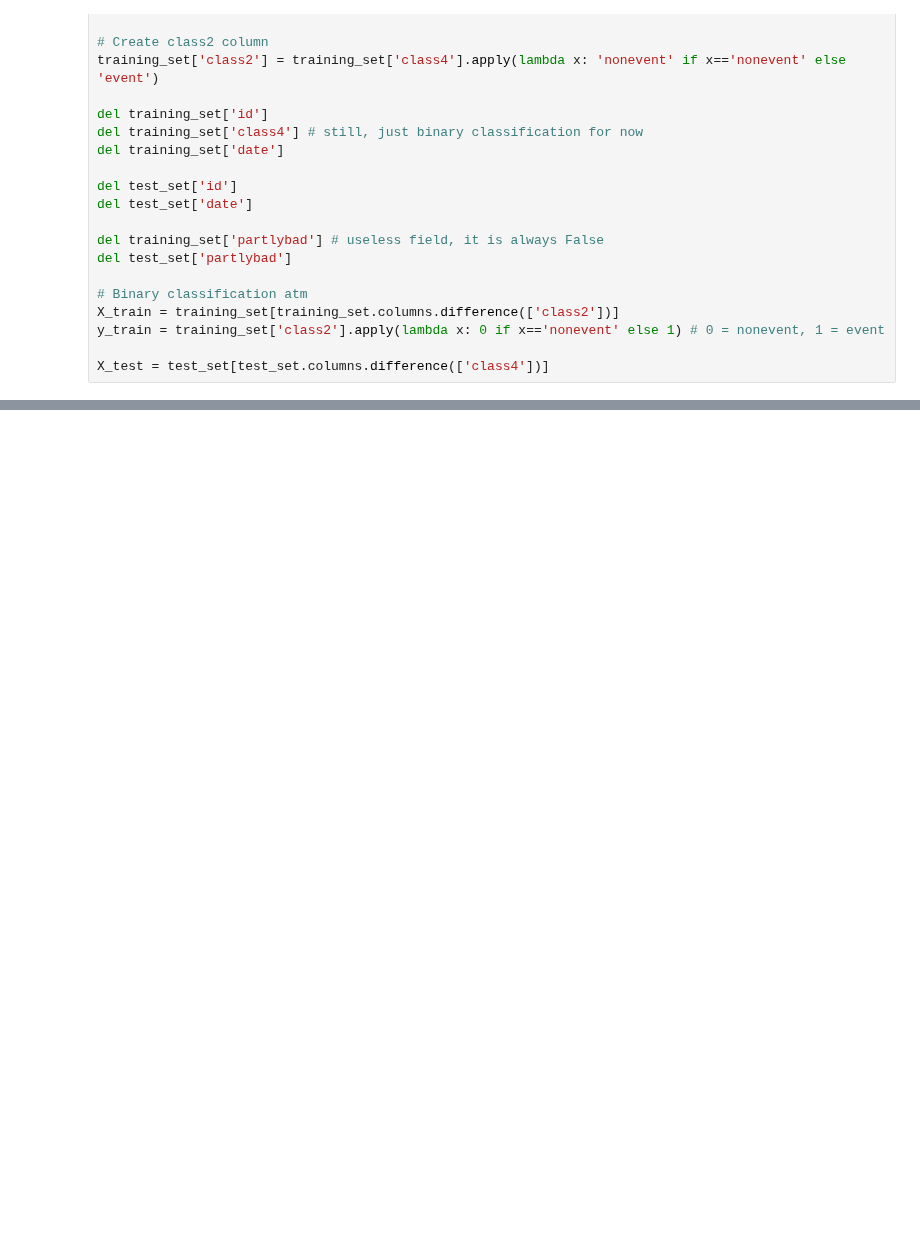
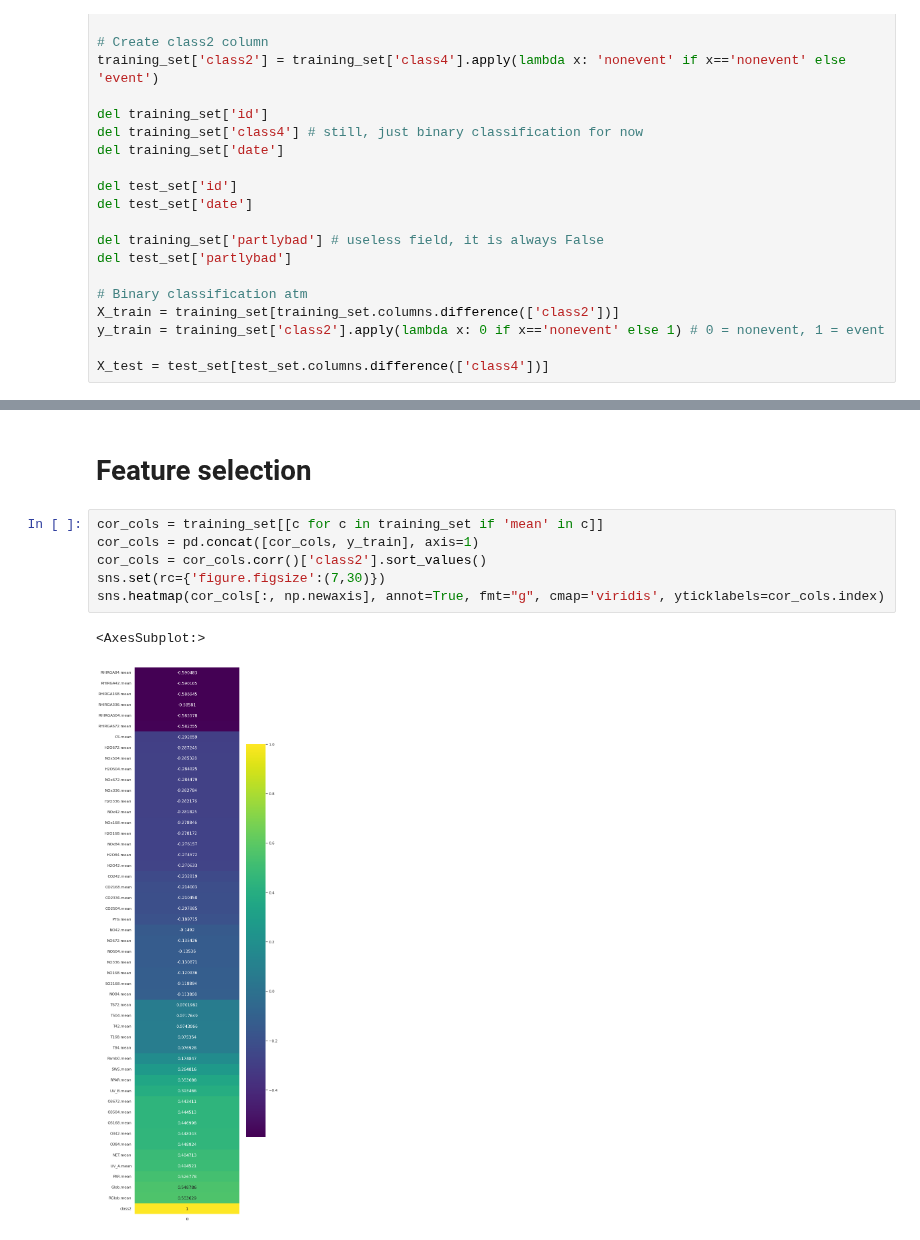
Before and after one commit to enricobu96/iml-project, a Jupyter notebook: 3_dimred_sampling.ipynb, the cells around one changed output, grey strips where cells are left out. Cells and saved outputs as stored; diff of their text form; blank space fills up the shorter version.

```diff
--- a/3_dimred_sampling.ipynb
+++ b/3_dimred_sampling.ipynb
@@ -39,0 +81,11 @@ print('CV accuracy:', cross_val_score(clf, X_train, y_train, cv=5).mean())
+# %% [markdown]
+# Feature selection
+# %%
+cor_cols = training_set[[c for c in training_set if 'mean' in c]]
+cor_cols = pd.concat([cor_cols, y_train], axis=1)
+cor_cols = cor_cols.corr()['class2'].sort_values()
+sns.set(rc={'figure.figsize':(7,30)})
+sns.heatmap(cor_cols[:, np.newaxis], annot=True, fmt="g", cmap='viridis', yticklabels=cor_cols.index)
+# %% [output]
+<AxesSubplot:>
+[figure, added]
```
Also changed, not shown: parts of 7 cells of this notebook.
